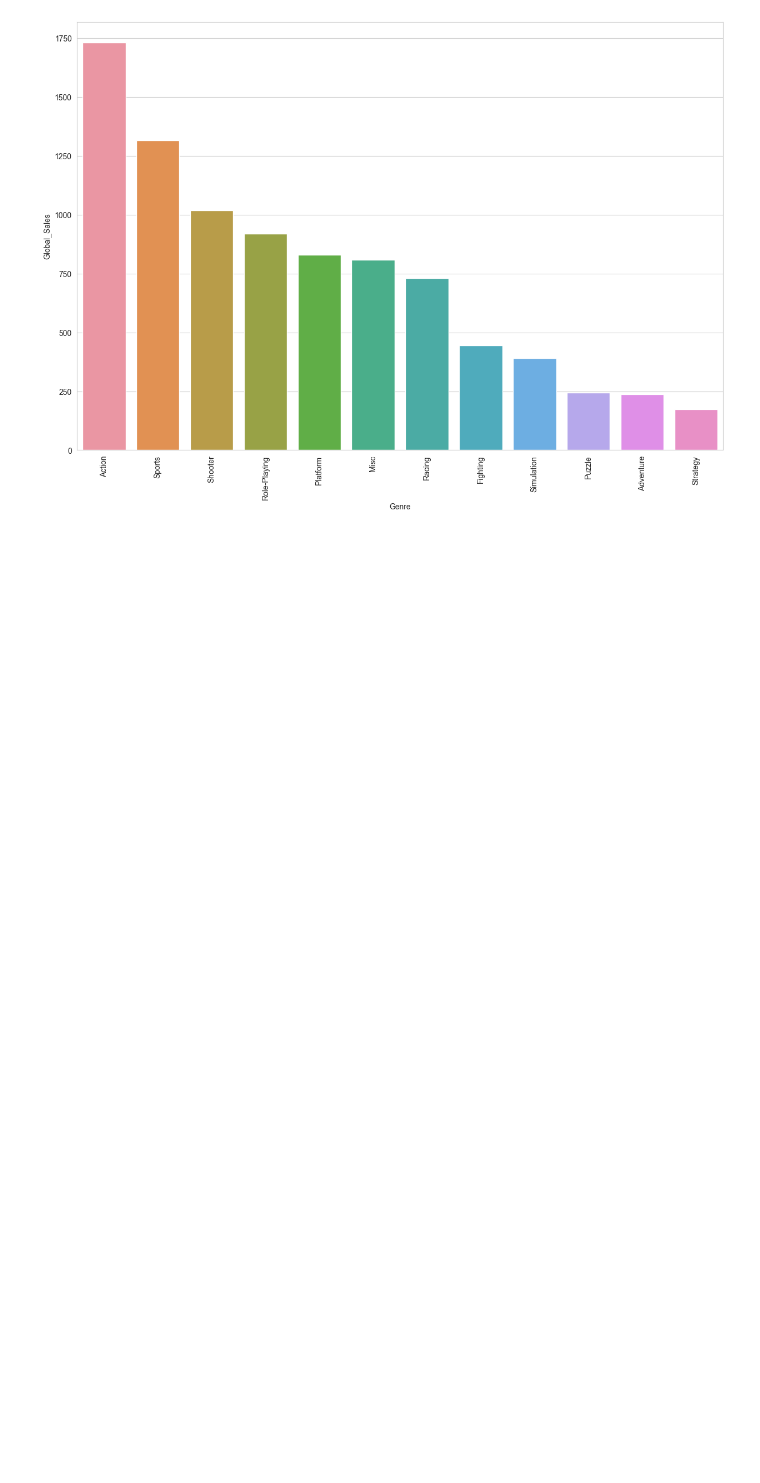
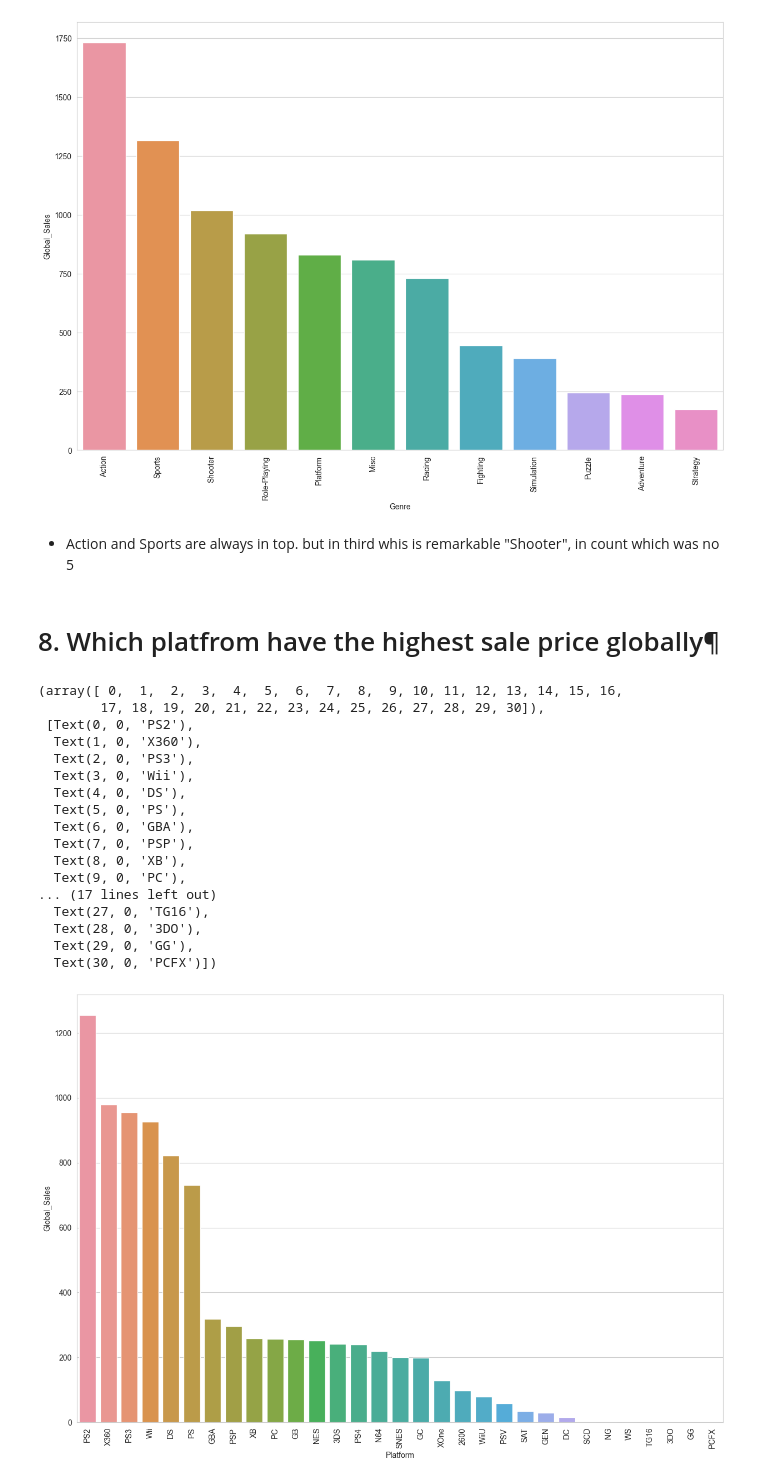
Before and after one commit to NaderCYBERR/Projet-Analyse, a Jupyter notebook: index.ipynb, the cells around one changed output. Saved outputs shown, nothing was run; the diff lists cells and outputs as text; code cells hidden in the pictures; blank space fills up the shorter version.

```diff
--- a/index.ipynb
+++ b/index.ipynb
@@ -245,3 +315,34 @@ plt.xticks(rotation=90)
   Text(10, 0, 'Adventure'),
   Text(11, 0, 'Strategy')])
 [figure]
+# %% [markdown]
+* Action and Sports are always in top. but in third whis is remarkable "Shooter", in count which was no 5
+# %% [markdown]
+# 8. Which platfrom have the highest sale price globally¶
+# %%
+data_platform = data.groupby(by=['Platform'])['Global_Sales'].sum()
+data_platform = data_platform.reset_index()
+data_platform = data_platform.sort_values(by=['Global_Sales'], ascending=False)
+# %%
+plt.figure(figsize=(15, 10))
+sns.barplot(x="Platform", y="Global_Sales", data=data_platform)
+plt.xticks(rotation=90)
+# %% [output]
+(array([ 0,  1,  2,  3,  4,  5,  6,  7,  8,  9, 10, 11, 12, 13, 14, 15, 16,
+        17, 18, 19, 20, 21, 22, 23, 24, 25, 26, 27, 28, 29, 30]),
+ [Text(0, 0, 'PS2'),
+  Text(1, 0, 'X360'),
+  Text(2, 0, 'PS3'),
+  Text(3, 0, 'Wii'),
+  Text(4, 0, 'DS'),
+  Text(5, 0, 'PS'),
+  Text(6, 0, 'GBA'),
+  Text(7, 0, 'PSP'),
+  Text(8, 0, 'XB'),
+  Text(9, 0, 'PC'),
+... (17 lines left out)
+  Text(27, 0, 'TG16'),
+  Text(28, 0, '3DO'),
+  Text(29, 0, 'GG'),
+  Text(30, 0, 'PCFX')])
+[figure, added]
```
Also changed, not shown: parts of 28 cells of this notebook.
